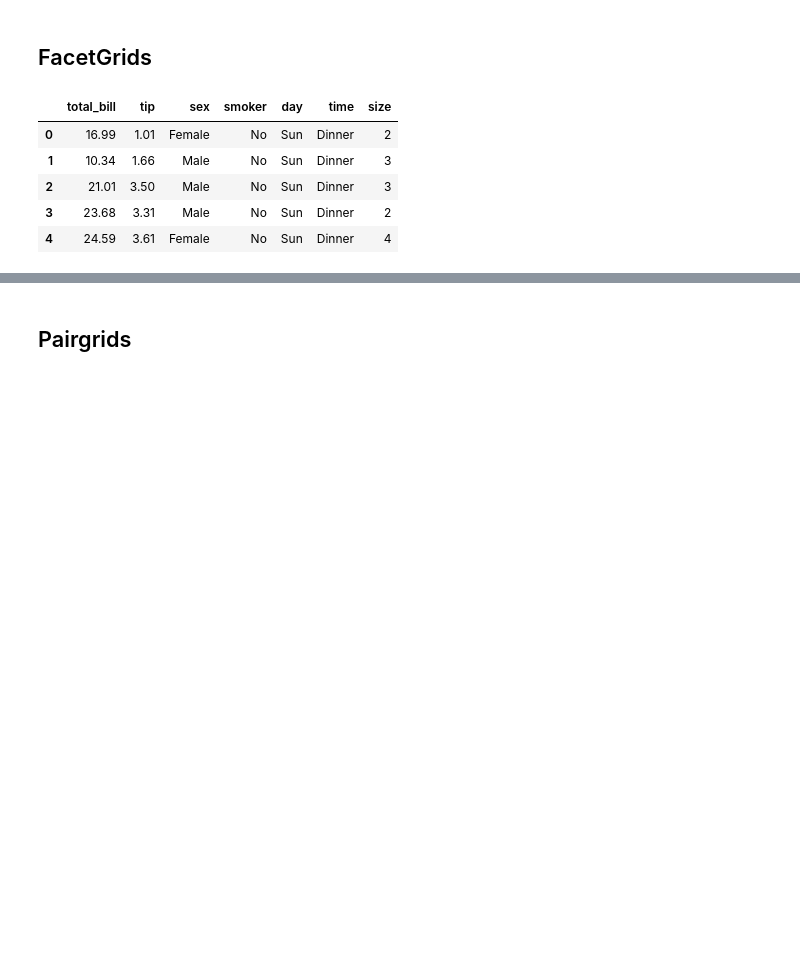
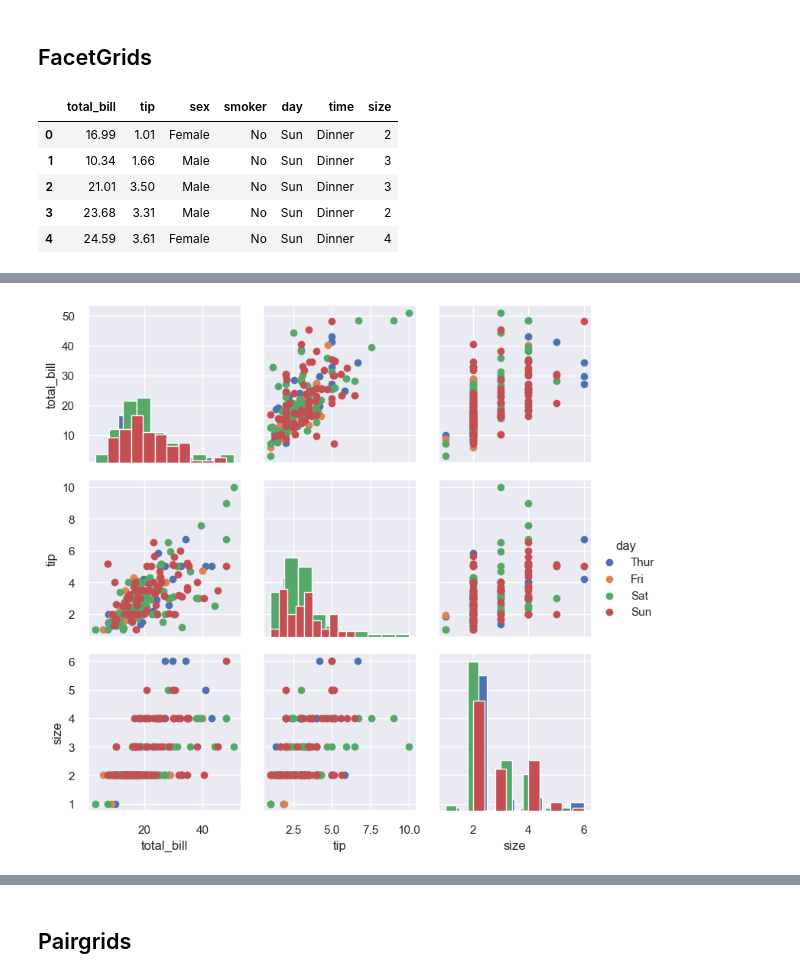
Before and after one commit to DataScience-DHBWKA/dataVisualizationExamples, a Jupyter notebook: Ch10_Visualising_Data_with_Matplotlib.ipynb, the cells around one changed output, grey strips where cells are left out. Drawn from its saved outputs; the diff is of its cells as text; code cells hidden in the pictures; blank space fills up the shorter version.

```diff
--- a/Ch10_Visualising_Data_with_Matplotlib.ipynb
+++ b/Ch10_Visualising_Data_with_Matplotlib.ipynb
@@ -322,0 +351,7 @@ sns.lmplot(x="total_bill", y="tip", hue="sex",
+# %%
+g = sns.PairGrid(tips, hue='day')
+g.map_diag(plt.hist)
+g.map_offdiag(plt.scatter)
+g.add_legend();
+# %% [output]
+[figure, added]
```
Also changed, not shown: parts of 25 cells of this notebook, 2 other files.
